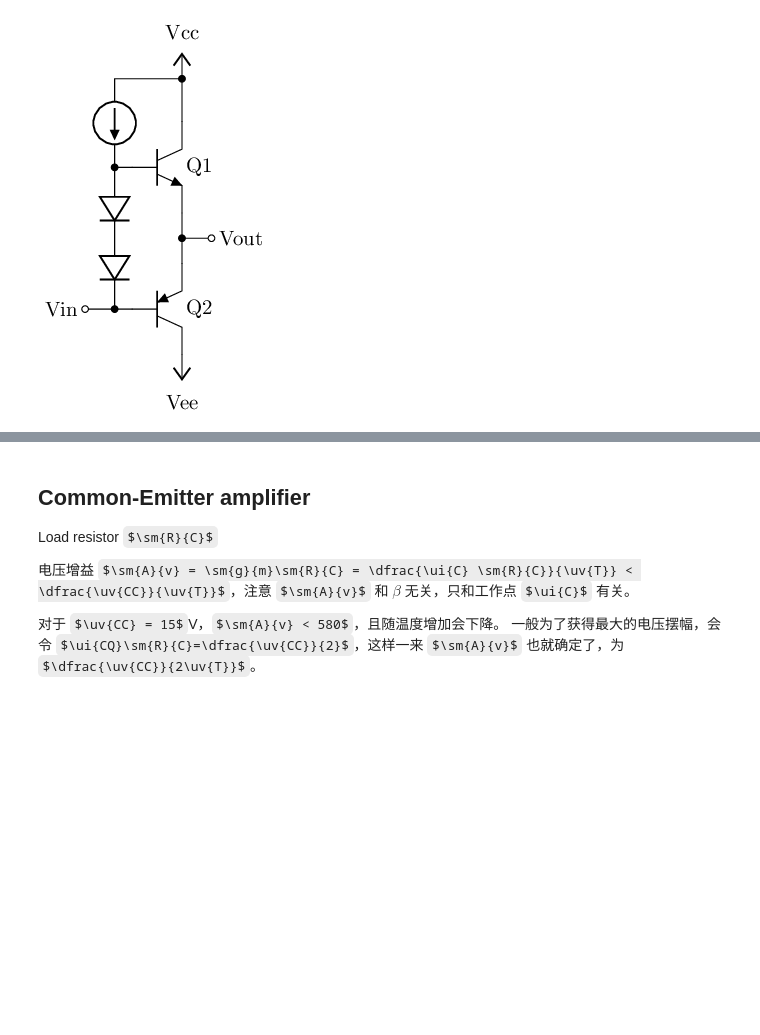
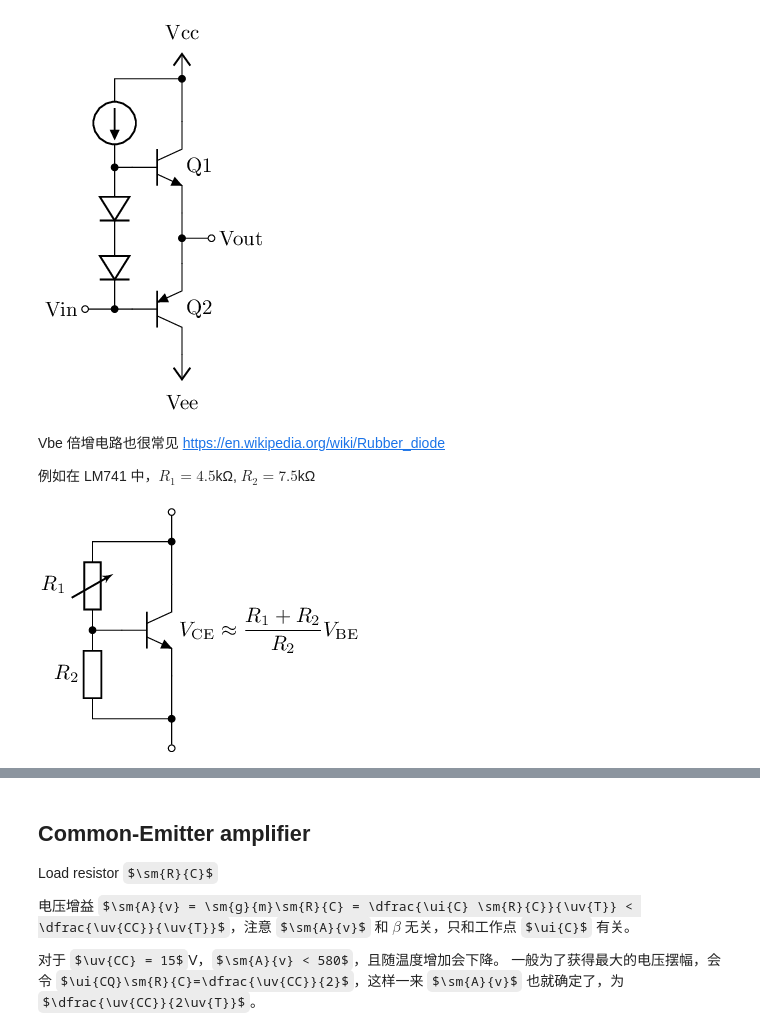
Before and after one commit to chenshuo/nuedc, a Jupyter notebook: docs/bjt-basics.ipynb, the cells around one changed output, grey strips where cells are left out. Saved outputs shown, nothing was run; the diff lists cells and outputs as text; code cells hidden in the pictures; some formulas as TeX source; blank space fills up the shorter version.

```diff
--- a/docs/bjt-basics.ipynb
+++ b/docs/bjt-basics.ipynb
@@ -607,3 +609,21 @@ https://www.hagtech.com/pdf/vbe.pdf
 \draw (Q1.E |- OUT) to [short, *-o] ++(0.5, 0) node [right] {Vout};
 # %% [output]
 [figure]
+# %% [markdown]
+Vbe 倍增电路也很常见 https://en.wikipedia.org/wiki/Rubber_diode
+
+例如在 LM741 中，$R_1=4.5$kΩ, $R_2=7.5$kΩ
+# %%
+%%tikz -ct -p amsmath
+\ctikzset{transistors/arrow pos=end, american currents, american voltages, european resistors}
+
+\draw (0, 0) node [npn] (Q1) {};
+\draw (Q1.B) to [short, -*] ++(-0.5, 0)
+  coordinate (B);
+\draw (B) to [vR, mirror, l={$R_1$}, bipoles/length=1cm] ++(0, 1.5) coordinate (T) -| (Q1.C);
+\draw (B) to [R, l_={$R_2$}, bipoles/length=1cm] ++(0, -1.5) coordinate (G) -| (Q1.E);
+\draw (T-|Q1.C) to [short, *-o] ++(0, 0.5);
+\draw (G-|Q1.E) to [short, *-o] ++(0, -0.5);
+\draw (Q1) node [right] {$V_\mathrm{CE}\approx\dfrac{R_1+R_2}{R_2}V_\mathrm{BE}$};
+# %% [output]
+[figure, added]
```
Also changed, not shown: parts of 9 cells of this notebook.
